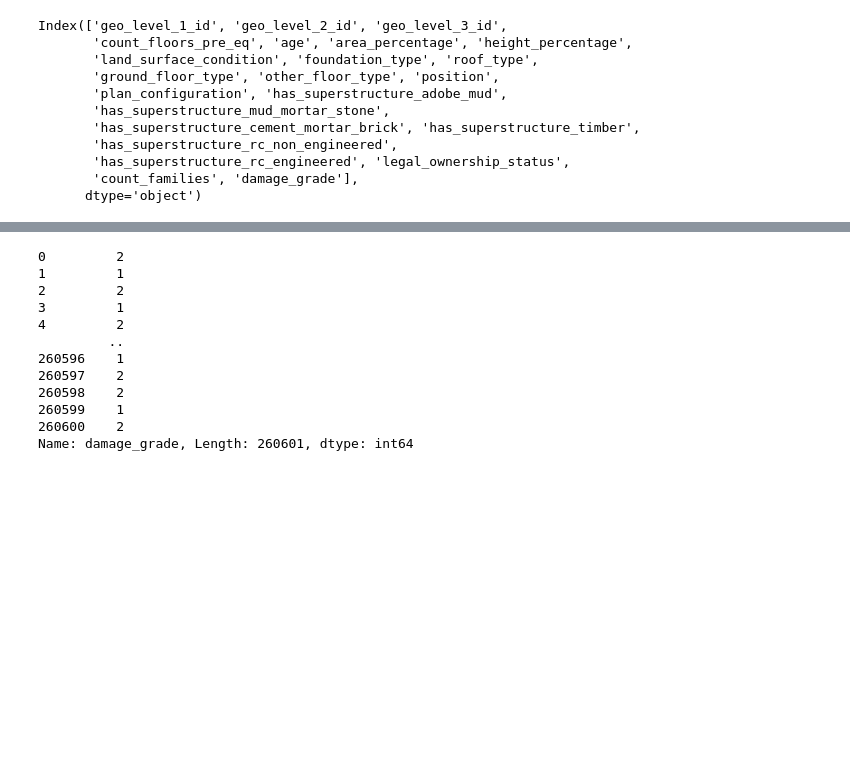
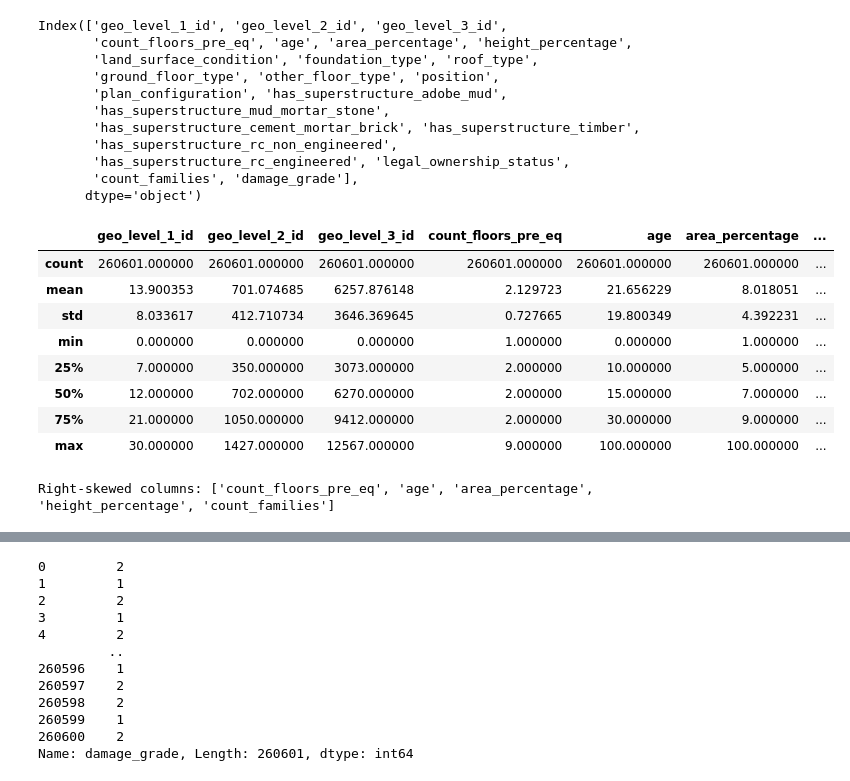
Before and after one commit to Ralo93/earthquake_damage_prediction, a Jupyter notebook: notebooks/0.2_rvl_earthquake_baseline.ipynb, the cells around one changed output, grey strips where cells are left out. Cells and saved outputs as stored; diff of their text form; code cells hidden in the pictures; blank space fills up the shorter version.

```diff
--- a/notebooks/0.2_rvl_earthquake_baseline.ipynb
+++ b/notebooks/0.2_rvl_earthquake_baseline.ipynb
@@ -20,3 +20,16 @@ Index(['geo_level_1_id', 'geo_level_2_id', 'geo_level_3_id',
        'has_superstructure_rc_engineered', 'legal_ownership_status',
        'count_families', 'damage_grade'],
       dtype='object')
+# %%
+numerical_df = data.select_dtypes(exclude=['object'])
+numerical_df.describe()
+# %% [output]
+|  | geo_level_1_id | geo_level_2_id | geo_level_3_id | count_floors_pre_eq | age | area_percentage | ... |
+| count | 260601.000000 | 260601.000000 | 260601.000000 | 260601.000000 | 260601.000000 | 260601.000000 | ... |
+| mean | 13.900353 | 701.074685 | 6257.876148 | 2.129723 | 21.656229 | 8.018051 | ... |
+| std | 8.033617 | 412.710734 | 3646.369645 | 0.727665 | 19.800349 | 4.392231 | ... |
+| min | 0.000000 | 0.000000 | 0.000000 | 1.000000 | 0.000000 | 1.000000 | ... |
+| 25% | 7.000000 | 350.000000 | 3073.000000 | 2.000000 | 10.000000 | 5.000000 | ... |
+| 50% | 12.000000 | 702.000000 | 6270.000000 | 2.000000 | 15.000000 | 7.000000 | ... |
+| 75% | 21.000000 | 1050.000000 | 9412.000000 | 2.000000 | 30.000000 | 9.000000 | ... |
+| max | 30.000000 | 1427.000000 | 12567.000000 | 9.000000 | 100.000000 | 100.000000 | ... |
@@ -22,0 +64,10 @@ Index(['geo_level_1_id', 'geo_level_2_id', 'geo_level_3_id',
+# %%
+# Select numerical columns
+numerical_df = data.select_dtypes(exclude=['object'])
+
+# Get the right-skewed columns
+right_skewed_cols = get_right_skewed_columns(numerical_df)
+
+print("Right-skewed columns:", right_skewed_cols)
+# %% [output]
+Right-skewed columns: ['count_floors_pre_eq', 'age', 'area_percentage', 'height_percentage', 'count_families']
```
Also changed, not shown: parts of 14 cells of this notebook, 2 other files.
